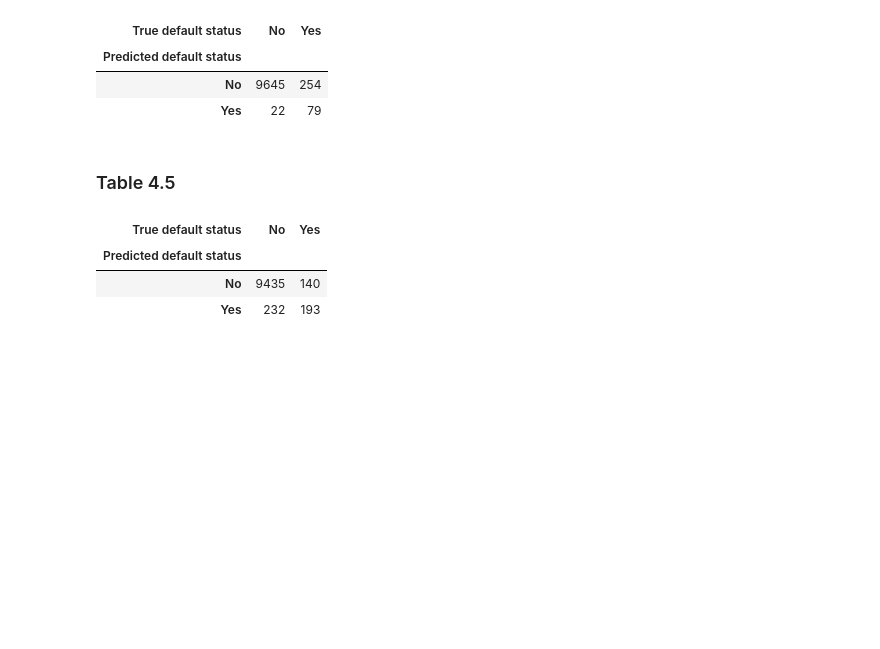
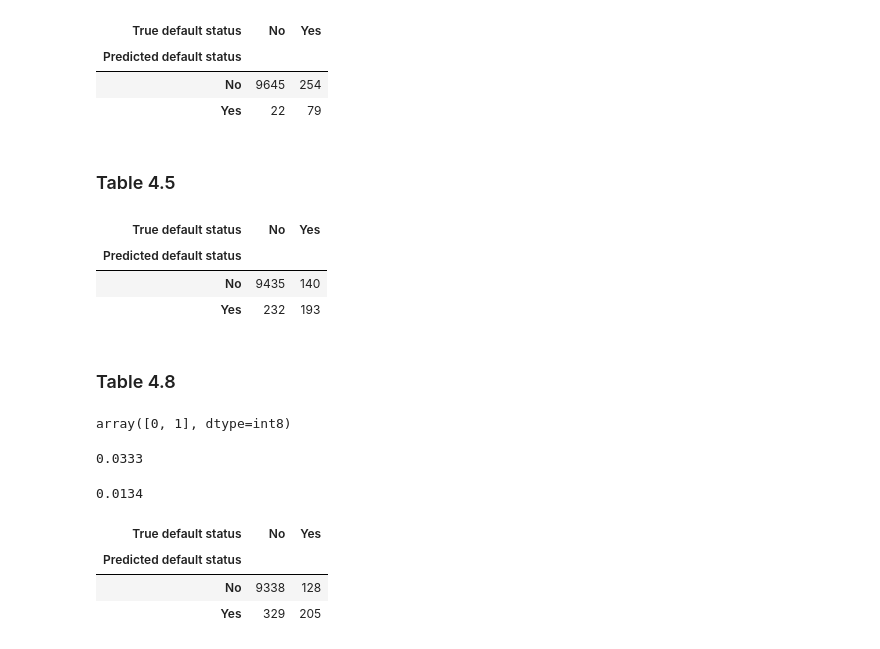
Before and after one commit to capac/ISLwR-python-code, a Jupyter notebook: chapter-4/Chapter 4. Classification.ipynb, the cells around one changed output. Drawn from its saved outputs; the diff is of its cells as text; code cells hidden in the pictures; blank space fills up the shorter version.

Commit message:
Added Table 4.8 for Naive Bayes Classifier

```diff
--- a/chapter-4/Chapter 4. Classification.ipynb
+++ b/chapter-4/Chapter 4. Classification.ipynb
@@ -338,3 +337,31 @@ prob_df.groupby(['Predicted default status', 'True default status']).size().unst
 | Predicted default status |  |  |
 | No | 9435 | 140 |
 | Yes | 232 | 193 |
+# %% [markdown]
+### Table 4.8
+# %%
+from sklearn.naive_bayes import GaussianNB
+gauss_nb = GaussianNB()
+y_prob = gauss_nb.fit(X, y).predict_proba(X)
+# %%
+gauss_nb.classes_
+# %% [output]
+array([0, 1], dtype=int8)
+# %%
+y.values.mean()
+# %% [output]
+0.0333
+# %%
+(y_prob[:,1] > 0.5).mean()
+# %% [output]
+0.0134
+# %%
+mod_thresh > 0.5
+prob_df = pd.DataFrame({'True default status': y, 'Predicted default status': (y_prob[:, 1] > mod_thresh).astype('int')})
+prob_df.replace(to_replace={0: 'No', 1: 'Yes'}, inplace=True)
+prob_df.groupby(['Predicted default status', 'True default status']).size().unstack()
+# %% [output]
+| True default status | No | Yes |
+| Predicted default status |  |  |
+| No | 9338 | 128 |
+| Yes | 329 | 205 |
```
Also changed, not shown: parts of 2 cells of this notebook.
